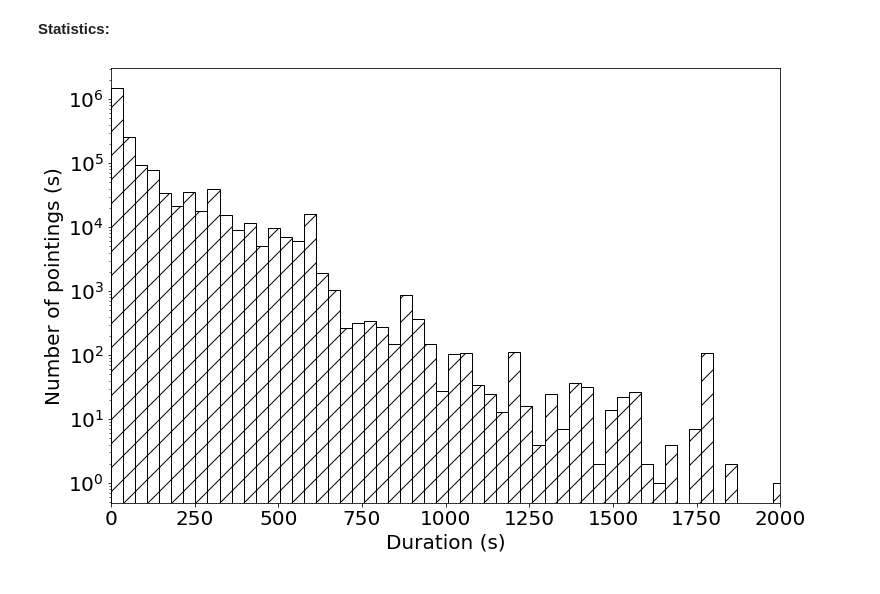
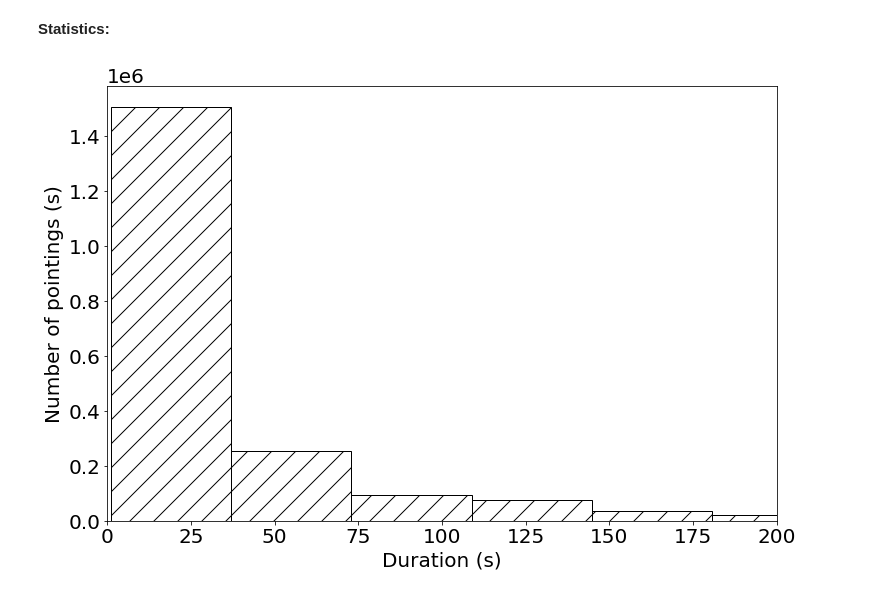
Before and after one commit to danielczech/observing-progress, a Jupyter notebook: observing-progress.ipynb, the cells around one changed output. Drawn from its saved outputs; the diff is of its cells as text; code cells hidden in the pictures.

```diff
--- a/observing-progress.ipynb
+++ b/observing-progress.ipynb
@@ -242,12 +243,12 @@ __Statistics:__
 # %%
 with open('durations.pkl', 'rb') as f:
     durations = pickle.load(f)
 fig = plt.figure(figsize = (12,8))
-plt.hist(durations, bins = 100, facecolor = 'w', edgecolor = 'k', hatch = '/')
-plt.xlim([0, 2000])
+plt.hist(durations[1], bins = 100, facecolor = 'w', edgecolor = 'k', hatch = '/')
+plt.xlim([0, 200])
 plt.xlabel('Duration (s)')
 plt.ylabel('Number of pointings (s)')
-plt.yscale('log')
+#plt.yscale('log')
 plt.show()
 # %% [output]
-[figure, old version]
+[figure, new version]
```
Also changed, not shown: parts of 5 cells of this notebook.
